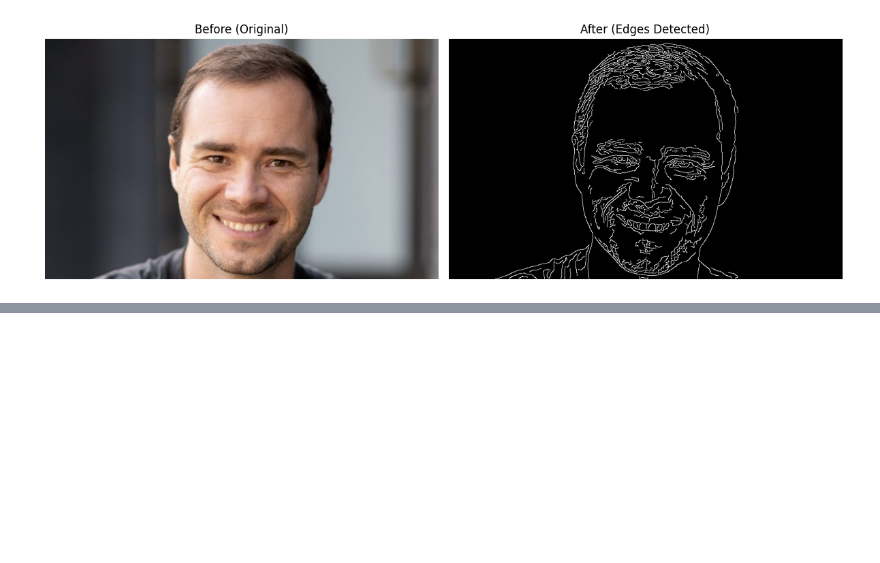
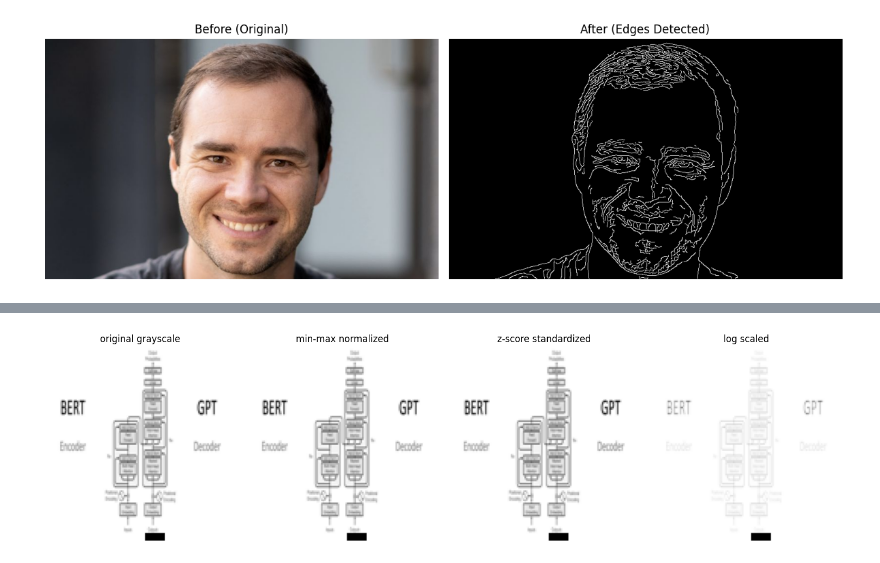
Before and after one commit to antonia-04/UBB-InteligentaArtificiala-work, a Jupyter notebook: AI_laborator_2,_ex_2.ipynb, the cells around one changed output, grey strips where cells are left out. Saved outputs shown, nothing was run; the diff lists cells and outputs as text; code cells hidden in the pictures; blank space fills up the shorter version.

```diff
--- a/AI_laborator_2,_ex_2.ipynb
+++ b/AI_laborator_2,_ex_2.ipynb
@@ -195,0 +209,68 @@ plt.show()
+# %%
+import os
+import random
+import numpy as np
+import matplotlib.pyplot as plt
+from PIL import Image
+
+imageFolder = "/content/images"
+
+imageFiles = [f for f in os.listdir(imageFolder) if f.lower().endswith(('.png', '.jpg', '.jpeg', '.webp'))]
+randomImage = random.choice(imageFiles)
+imagePath = os.path.join(imageFolder, randomImage)
+
+img = Image.open(imagePath)
+
+imgResized = img.resize((128, 128))
+
+# conversie in grayscale
+imgGray = imgResized.convert('L')
+
+# convertire in array numpy
+imgArray = np.array(imgGray, dtype=np.float32)
+
+# min-max scaling (normalizare in intervalul [0,1])
+def minMaxNormalization(img):
+    return (img - np.min(img)) / (np.max(img) - np.min(img))
+
+imgMinMax = minMaxNormalization(imgArray)
+
+# z-score standardization (media = 0, deviatia standard = 1)
+def zScoreStandardization(img):
+    return (img - np.mean(img)) / np.std(img)
+
+imgZScore = zScoreStandardization(imgArray)
+
+# log scaling (evita valori negative)
+def logScaling(img):
+    return np.log1p(img)  # log(x + 1) pentru a preveni probleme cu log(0)
+
+imgLog = logScaling(imgArray)
+
+# vizualizarea imaginilor originale si normalizate
+fig, axes = plt.subplots(1, 4, figsize=(15, 5))
+
+# imagine originala grayscale
+axes[0].imshow(imgArray, cmap='gray')
+axes[0].set_title("original grayscale")
+axes[0].axis('off')
+
+# min-max normalized
+axes[1].imshow(imgMinMax, cmap='gray')
+axes[1].set_title("min-max normalized")
+axes[1].axis('off')
+
+# z-score standardized
+axes[2].imshow(imgZScore, cmap='gray')
+axes[2].set_title("z-score standardized")
+axes[2].axis('off')
+
+# log scaled
+axes[3].imshow(imgLog, cmap='gray')
+axes[3].set_title("log scaled")
+axes[3].axis('off')
+
+plt.tight_layout()
+plt.show()
+# %% [output]
+[figure, added]
```
Also changed, not shown: parts of 3 cells of this notebook.
